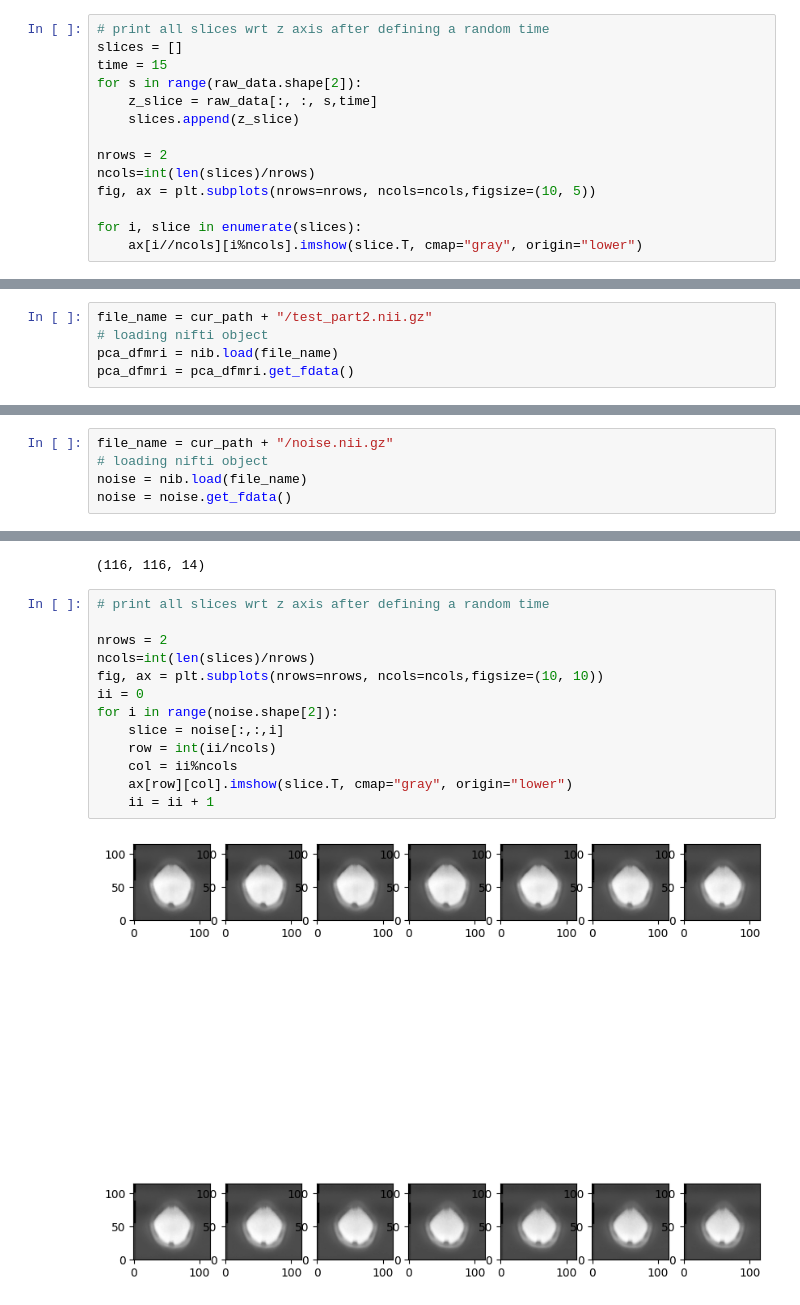
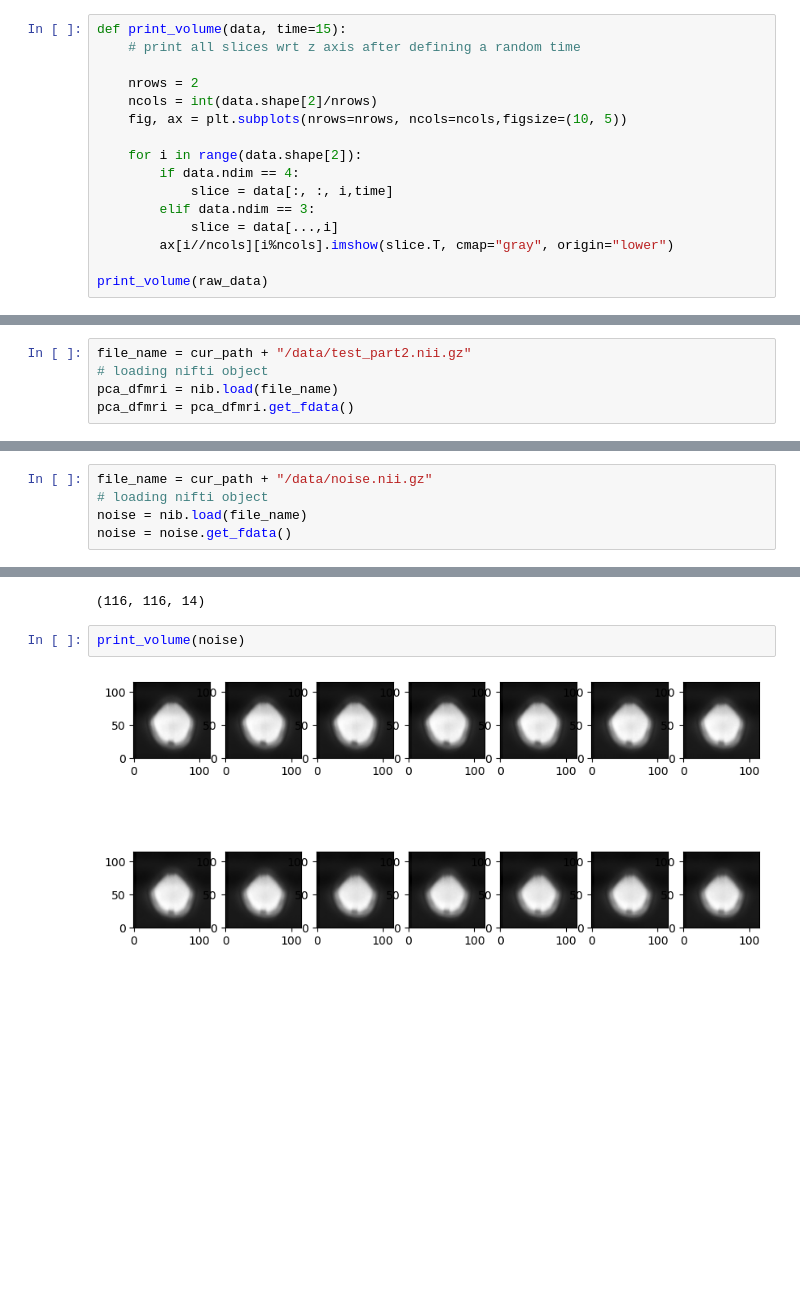
Before and after one commit to jazz031195/preprocessing, a Jupyter notebook: preprocessing_loop.ipynb, the cells around one changed output, grey strips where cells are left out. Drawn from its saved outputs; the diff is of its cells as text; blank space fills up the shorter version.

```diff
--- a/preprocessing_loop.ipynb
+++ b/preprocessing_loop.ipynb
@@ -29,17 +30,19 @@ header.get_xyzt_units(), raw_data.shape
 # %%
-# print all slices wrt z axis after defining a random time
-slices = []
-time = 15
-for s in range(raw_data.shape[2]):
-    z_slice = raw_data[:, :, s,time]
-    slices.append(z_slice)
+def print_volume(data, time=15):
+    # print all slices wrt z axis after defining a random time
 
-nrows = 2
-ncols=int(len(slices)/nrows)
-fig, ax = plt.subplots(nrows=nrows, ncols=ncols,figsize=(10, 5))
+    nrows = 2
+    ncols = int(data.shape[2]/nrows)
+    fig, ax = plt.subplots(nrows=nrows, ncols=ncols,figsize=(10, 5))
 
-for i, slice in enumerate(slices):
-    ax[i//ncols][i%ncols].imshow(slice.T, cmap="gray", origin="lower")
+    for i in range(data.shape[2]):
+        if data.ndim == 4:
+            slice = data[:, :, i,time]
+        elif data.ndim == 3:
+            slice = data[...,i]
+        ax[i//ncols][i%ncols].imshow(slice.T, cmap="gray", origin="lower")
+
+print_volume(raw_data)
 # %% [output]
 [figure]
 # %% [markdown]
@@ -164,7 +167,7 @@ Open terminal in the right folder and run :
 
 dwidenoise test_part1.nii.gz test_part2.nii.gz -noise noise.nii.gz -extent 9 -force
 # %%
-file_name = cur_path + "/test_part2.nii.gz"
+file_name = cur_path + "/data/test_part2.nii.gz"
 # loading nifti object
 pca_dfmri = nib.load(file_name)
 pca_dfmri = pca_dfmri.get_fdata()
@@ -173,5 +174,5 @@ EOFError: Compressed file ended before the end-of-stream marker was reached
 # %%
-file_name = cur_path + "/noise.nii.gz"
+file_name = cur_path + "/data/noise.nii.gz"
 # loading nifti object
 noise = nib.load(file_name)
 noise = noise.get_fdata()
@@ -197,17 +185,6 @@ noise.shape
 # %% [output]
 (116, 116, 14)
 # %%
-# print all slices wrt z axis after defining a random time
-
-nrows = 2
-ncols=int(len(slices)/nrows)
-fig, ax = plt.subplots(nrows=nrows, ncols=ncols,figsize=(10, 10))
-ii = 0
-for i in range(noise.shape[2]):
-    slice = noise[:,:,i]
-    row = int(ii/ncols)
-    col = ii%ncols
-    ax[row][col].imshow(slice.T, cmap="gray", origin="lower")
-    ii = ii + 1
+print_volume(noise)
 # %% [output]
-[figure, old version]
+[figure, new version]
```
Also changed, not shown: parts of 13 cells of this notebook.
